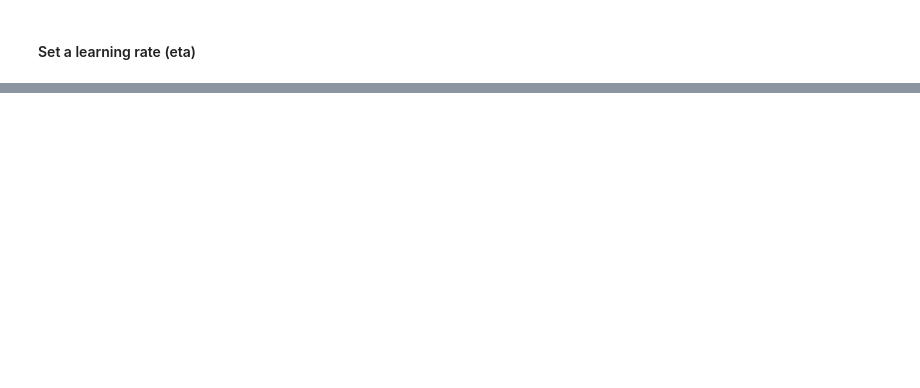
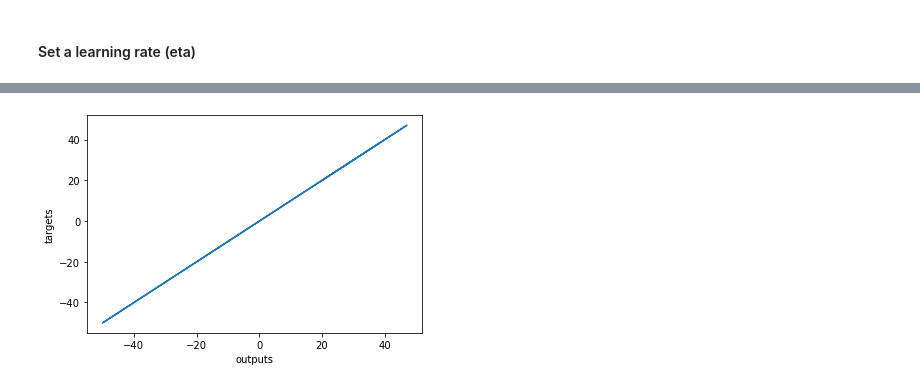
Before and after one commit to abel672/data-science-bootcamp-365, a Jupyter notebook: Section-20-Deep-learning-Build-Neural-Network/Minimal_example.ipynb, the cells around one changed output, grey strips where cells are left out. Drawn from its saved outputs; the diff is of its cells as text; code cells hidden in the pictures; blank space fills up the shorter version.

Commit message:
Miminal example part 4
Training the model with the loss function an gradient descent

```diff
--- a/Section-20-Deep-learning-Build-Neural-Network/Minimal_example.ipynb
+++ b/Section-20-Deep-learning-Build-Neural-Network/Minimal_example.ipynb
@@ -85,0 +88,23 @@ learning_rate = 0.02
+# %%
+for i in range(100):
+    # Calculate outputs
+    outputs = np.dot(inputs, weights) + biases
+    # 1000x1         1000x2  2x1        scalar      Python adds scalar to matrices element-wise. That's exactly what we want
+    deltas = outputs - targets
+
+    # Compare outputs to targets through the loss
+    #   we divide by 2 to get the elegant update rules for the gradient decent
+    #   to augment the loss we divide it by the number of observations we have
+    #   This will give us the average loss per observation or mean loss
+    loss = np.sum(deltas ** 2) / 2 / observations
+    # this improvements makes the learing independent of the number of observations
+
+    # Print the loss, to check if it is decreasing
+    print(loss)
+
+    deltas_scaled = deltas / observations
+
+    # Adjust weights and biases
+    weights = weights - learning_rate * np.dot(inputs.T, deltas_scaled)
+    # 2x1       2x1         scalar             2x1000       1000x1
+    biases = biases - learning_rate * np.sum(deltas_scaled)
@@ -85,0 +154,7 @@ learning_rate = 0.02
+# %%
+plt.plot(outputs, targets)
+plt.xlabel('outputs')
+plt.ylabel('targets')
+plt.show()
+# %% [output]
+[figure, added]
```
Also changed, not shown: parts of 9 cells of this notebook.
